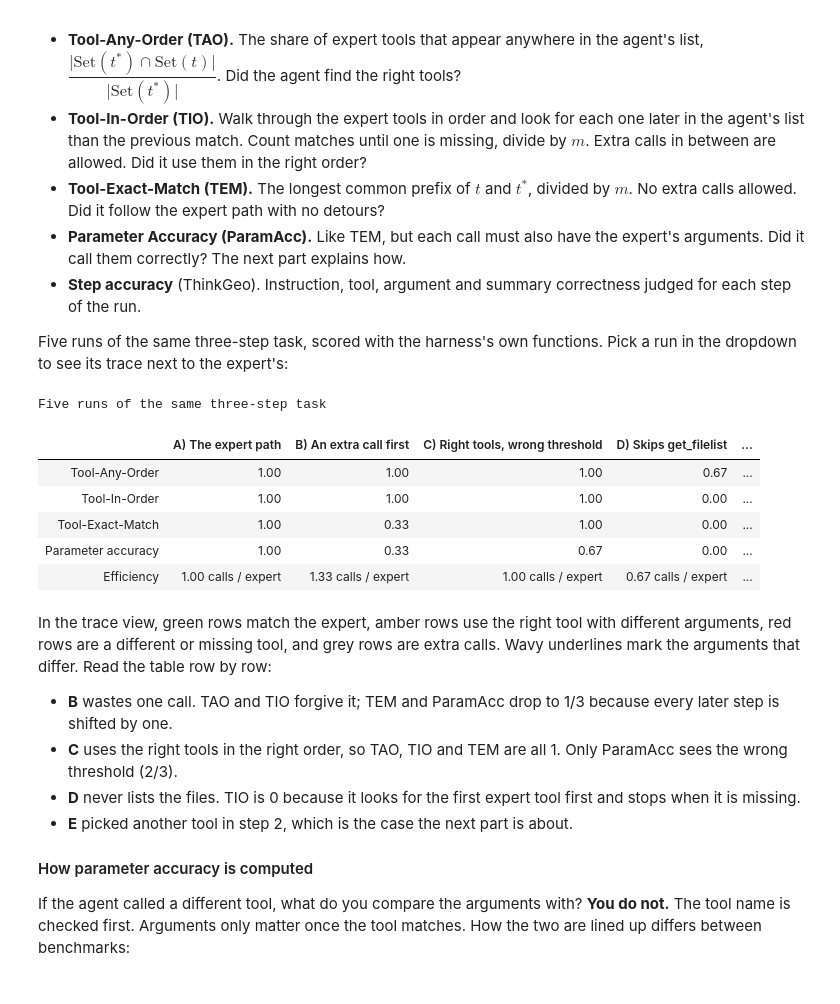
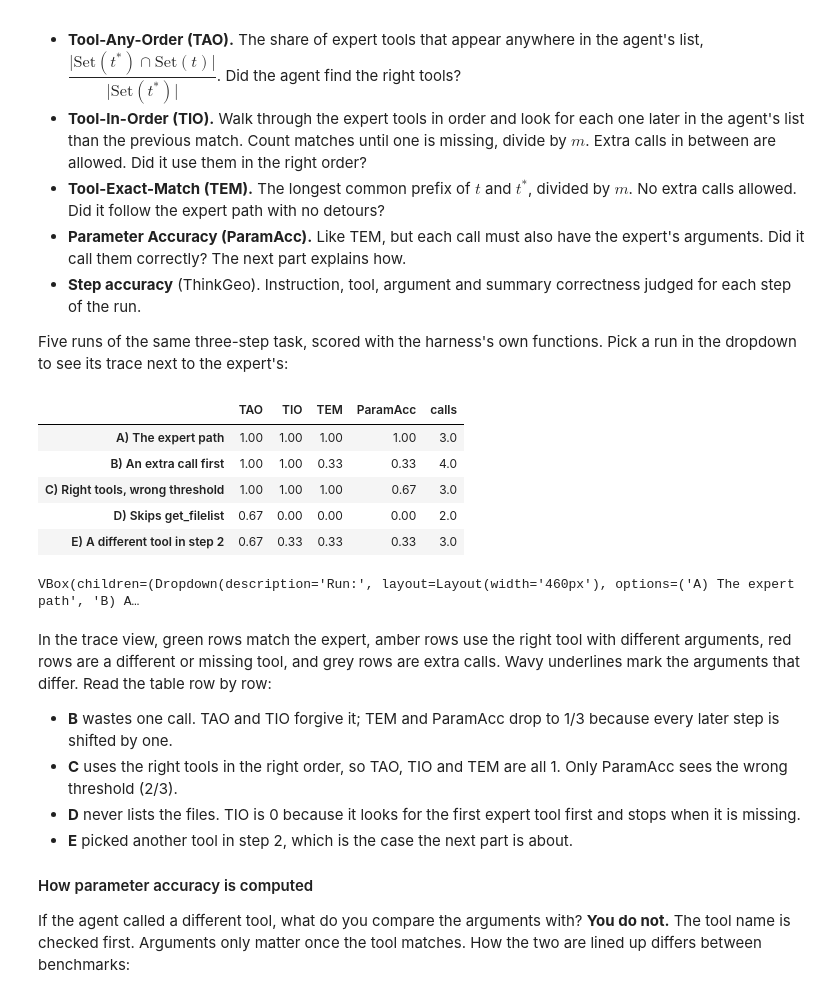
Before and after one commit to eve-esa/agents-evals, a Jupyter notebook: sagemaker/eval_agents_handson.ipynb, the cells around one changed output. Cells and saved outputs as stored; diff of their text form; code cells hidden in the pictures.

```diff
--- a/sagemaker/eval_agents_handson.ipynb
+++ b/sagemaker/eval_agents_handson.ipynb
@@ -142,46 +142,47 @@ Five runs of the same three-step task, scored with the harness's own functions.
 # %%
 import pandas as pd
 from agentic_evals.tasks.earth_bench import metrics
 
 def call(name, **kw):
     return {"name": name, "input": kw}
 
 gold = [
     call("get_filelist", dir_path="benchmark/data/question11"),
     call("lst_multi_channel", band31_path="b31.tif", band32_path="b32.tif", output_path="lst.tif"),
     call("calculate_threshold_ratio", image_paths=["lst.tif"], threshold=310.0),
 ]
 runs = {
     "A) The expert path":              gold,
     "B) An extra call first":          [gold[0], gold[0], gold[1], gold[2]],
     "C) Right tools, wrong threshold": [gold[0], gold[1], call("calculate_threshold_ratio", image_paths=["lst.tif"], threshold=300.0)],
     "D) Skips get_filelist":           [gold[1], gold[2]],
     "E) A different tool in step 2":   [gold[0], call("band_ratio", band_a="b31.tif", band_b="b32.tif"), gold[2]],
 }
 from IPython.display import display
 from workshop import compare_widget
 
-from IPython.display import HTML, display
-from workshop import scores_side_by_side
-
-display(HTML(scores_side_by_side({
-    name: {
-        "tao": metrics.tool_any_order(pred, gold),
-        "tio": metrics.tool_in_order(pred, gold),
-        "tem": metrics.tool_exact_match(pred, gold),
-        "param_acc": metrics.parameter_accuracy(pred, gold),
-        "efficiency": metrics.efficiency(pred, gold),
+table = pd.DataFrame(
+    {
+        name: {
+            "TAO": metrics.tool_any_order(pred, gold),
+            "TIO": metrics.tool_in_order(pred, gold),
+            "TEM": metrics.tool_exact_match(pred, gold),
+            "ParamAcc": metrics.parameter_accuracy(pred, gold),
+            "calls": len(pred),
+        }
+        for name, pred in runs.items()
     }
-    for name, pred in runs.items()
-}, "Five runs of the same three-step task")))
+).T.round(2)
+display(table)
+compare_widget(runs, gold)
 # %% [output]
+|  | TAO | TIO | TEM | ParamAcc | calls |
+| A) The expert path | 1.00 | 1.00 | 1.00 | 1.00 | 3.0 |
+| B) An extra call first | 1.00 | 1.00 | 0.33 | 0.33 | 4.0 |
+| C) Right tools, wrong threshold | 1.00 | 1.00 | 1.00 | 0.67 | 3.0 |
+| D) Skips get_filelist | 0.67 | 0.00 | 0.00 | 0.00 | 2.0 |
+| E) A different tool in step 2 | 0.67 | 0.33 | 0.33 | 0.33 | 3.0 |
-Five runs of the same three-step task
+VBox(children=(Dropdown(description='Run:', layout=Layout(width='460px'), options=('A) The expert path', 'B) A…
-|  | A) The expert path | B) An extra call first | C) Right tools, wrong threshold | D) Skips get_filelist | ... |
-| Tool-Any-Order | 1.00 | 1.00 | 1.00 | 0.67 | ... |
-| Tool-In-Order | 1.00 | 1.00 | 1.00 | 0.00 | ... |
-| Tool-Exact-Match | 1.00 | 0.33 | 1.00 | 0.00 | ... |
-| Parameter accuracy | 1.00 | 0.33 | 0.67 | 0.00 | ... |
-| Efficiency | 1.00 calls / expert | 1.33 calls / expert | 1.00 calls / expert | 0.67 calls / expert | ... |
 # %% [markdown]
 In the trace view, green rows match the expert, amber rows use the right tool with different arguments, red rows are a different or missing tool, and grey rows are extra calls. Wavy underlines mark the arguments that differ. Read the table row by row:
 
```
Also changed, not shown: parts of 17 cells of this notebook, 2 other files.
